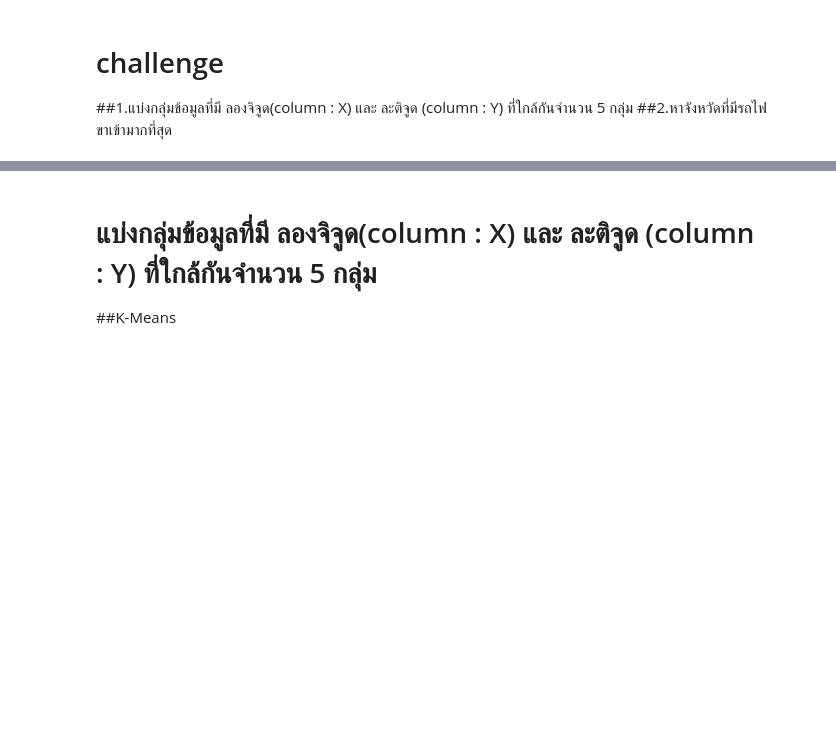
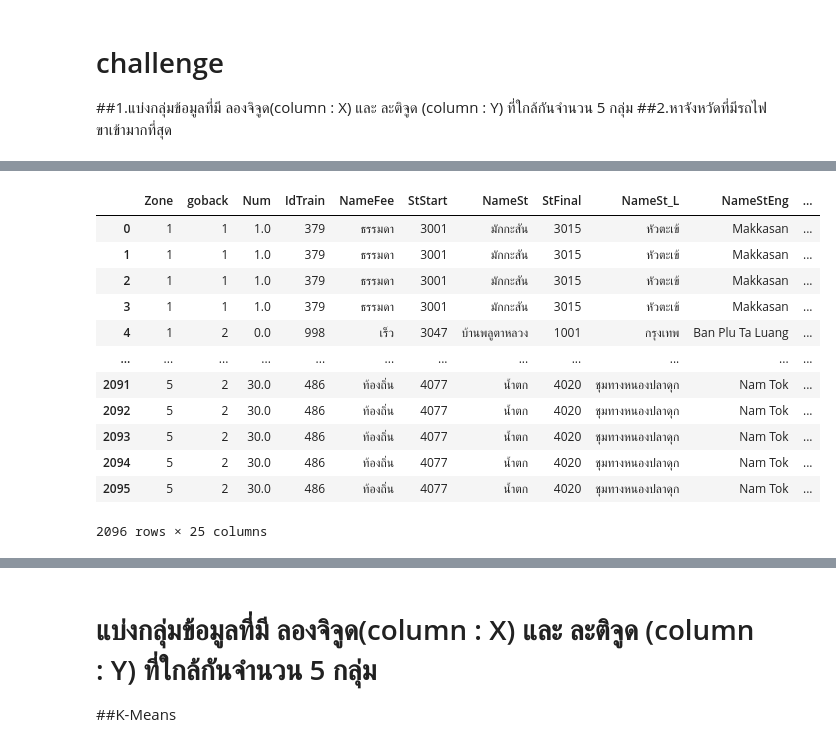
Before and after one commit to ThanikPimpiban/DWDM21, a Jupyter notebook: Project_final.ipynb, the cells around one changed output, grey strips where cells are left out. Drawn from its saved outputs; the diff is of its cells as text; code cells hidden in the pictures; blank space fills up the shorter version.

```diff
--- a/Project_final.ipynb
+++ b/Project_final.ipynb
@@ -500,0 +677,17 @@ dtype: bool
+# %%
+table_st2 = table_st1.merge(data_location,how='left',left_on='AmpName',right_on='เขต/อำเภอ') #ทำการเชื่อมตาราง 2 ตาราง คือ data_t และ data_st
+table_st2
+# %% [output]
+|  | Zone | goback | Num | IdTrain | NameFee | StStart | NameSt | StFinal | NameSt_L | NameStEng | ... |
+| 0 | 1 | 1 | 1.0 | 379 | ธรรมดา | 3001 | มักกะสัน | 3015 | หัวตะเข้ | Makkasan | ... |
+| 1 | 1 | 1 | 1.0 | 379 | ธรรมดา | 3001 | มักกะสัน | 3015 | หัวตะเข้ | Makkasan | ... |
+| 2 | 1 | 1 | 1.0 | 379 | ธรรมดา | 3001 | มักกะสัน | 3015 | หัวตะเข้ | Makkasan | ... |
+| 3 | 1 | 1 | 1.0 | 379 | ธรรมดา | 3001 | มักกะสัน | 3015 | หัวตะเข้ | Makkasan | ... |
+| 4 | 1 | 2 | 0.0 | 998 | เร็ว | 3047 | บ้านพลูตาหลวง | 1001 | กรุงเทพ | Ban Plu Ta Luang | ... |
+| ... | ... | ... | ... | ... | ... | ... | ... | ... | ... | ... | ... |
+| 2091 | 5 | 2 | 30.0 | 486 | ท้องถิ่น | 4077 | น้ำตก | 4020 | ชุมทางหนองปลาดุก | Nam Tok | ... |
+| 2092 | 5 | 2 | 30.0 | 486 | ท้องถิ่น | 4077 | น้ำตก | 4020 | ชุมทางหนองปลาดุก | Nam Tok | ... |
+| 2093 | 5 | 2 | 30.0 | 486 | ท้องถิ่น | 4077 | น้ำตก | 4020 | ชุมทางหนองปลาดุก | Nam Tok | ... |
+| 2094 | 5 | 2 | 30.0 | 486 | ท้องถิ่น | 4077 | น้ำตก | 4020 | ชุมทางหนองปลาดุก | Nam Tok | ... |
+| 2095 | 5 | 2 | 30.0 | 486 | ท้องถิ่น | 4077 | น้ำตก | 4020 | ชุมทางหนองปลาดุก | Nam Tok | ... |
+2096 rows × 25 columns
```
Also changed, not shown: parts of 83 cells of this notebook.
